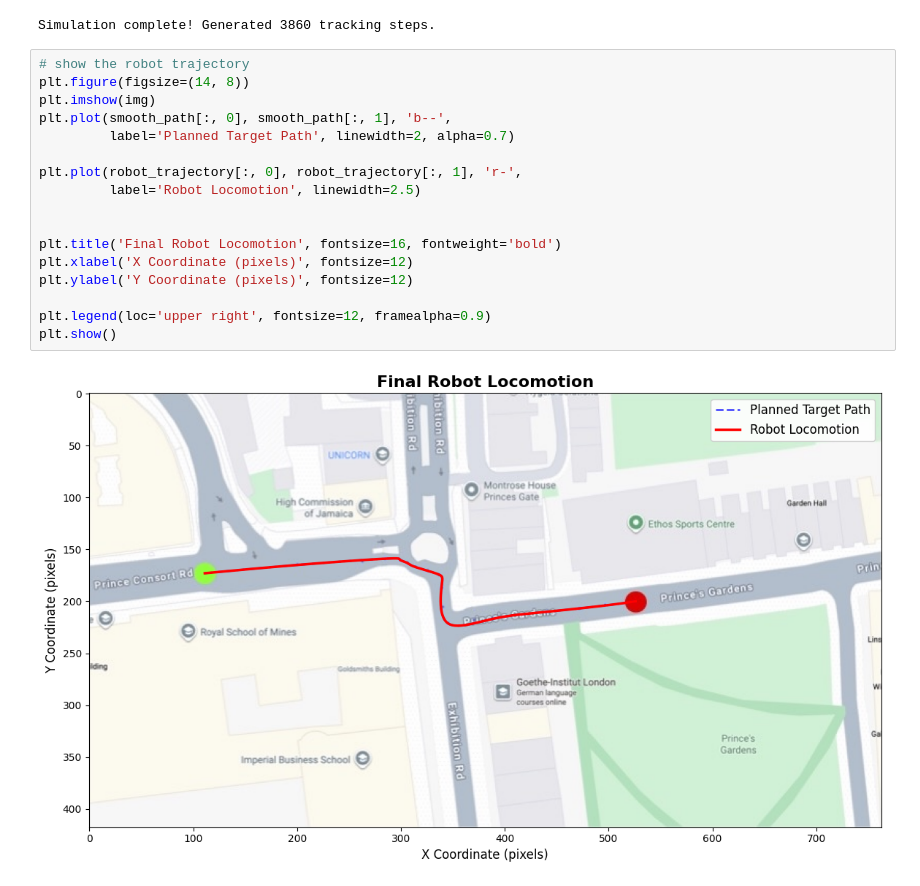
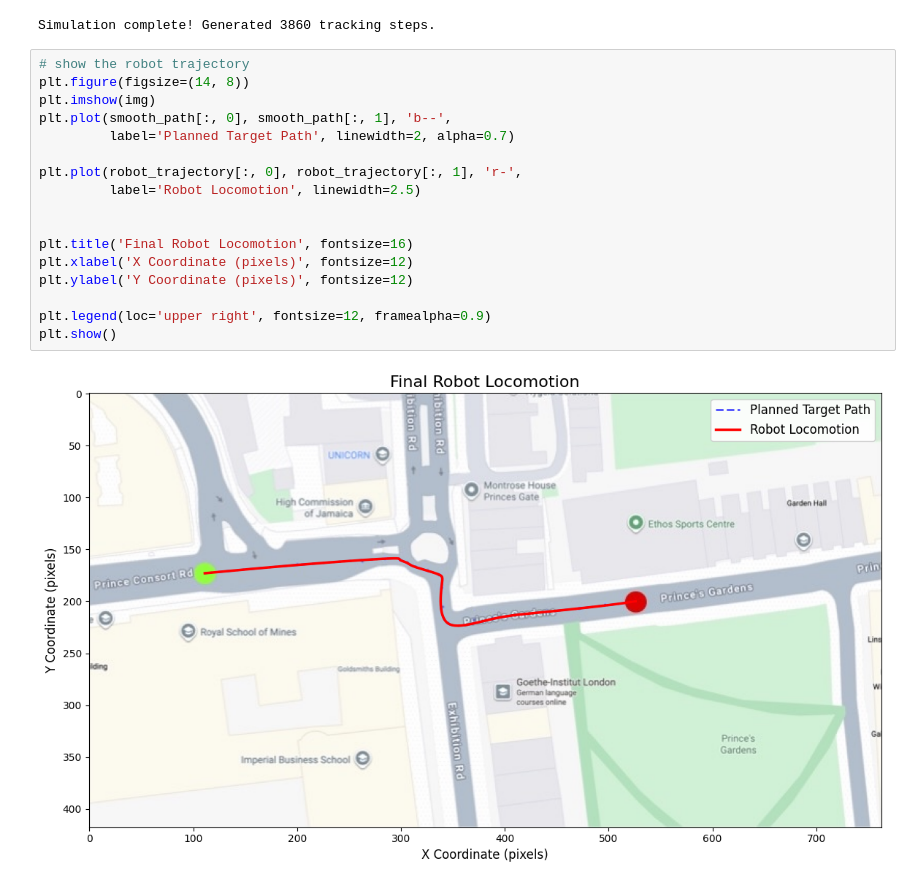
Before and after one commit to m1pan/me4robotics_cw2, a Jupyter notebook: cw.ipynb, the cells around one changed output. Cells and saved outputs as stored; diff of their text form.

```diff
--- a/cw.ipynb
+++ b/cw.ipynb
@@ -320,22 +320,22 @@ Simulation complete! Generated 3860 tracking steps.
 # %%
 # show the robot trajectory
 plt.figure(figsize=(14, 8))
 plt.imshow(img)
 plt.plot(smooth_path[:, 0], smooth_path[:, 1], 'b--',
          label='Planned Target Path', linewidth=2, alpha=0.7)
 
 plt.plot(robot_trajectory[:, 0], robot_trajectory[:, 1], 'r-',
          label='Robot Locomotion', linewidth=2.5)
 
 
-plt.title('Final Robot Locomotion', fontsize=16, fontweight='bold')
+plt.title('Final Robot Locomotion', fontsize=16)
 plt.xlabel('X Coordinate (pixels)', fontsize=12)
 plt.ylabel('Y Coordinate (pixels)', fontsize=12)
 
 plt.legend(loc='upper right', fontsize=12, framealpha=0.9)
 plt.show()
 # %% [output]
-[figure, old version]
+[figure, new version]
 # %%
 # plot the wheel speeds over time
 wheel_trajectory = np.array(wheel_trajectory)
```
Also changed, not shown: parts of 1 cell of this notebook.
